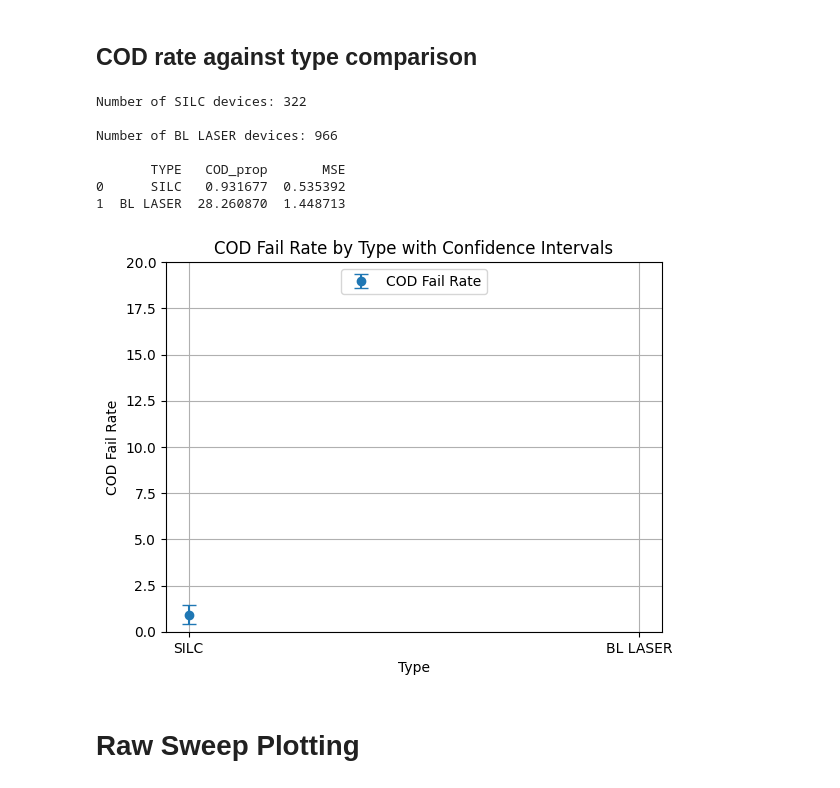
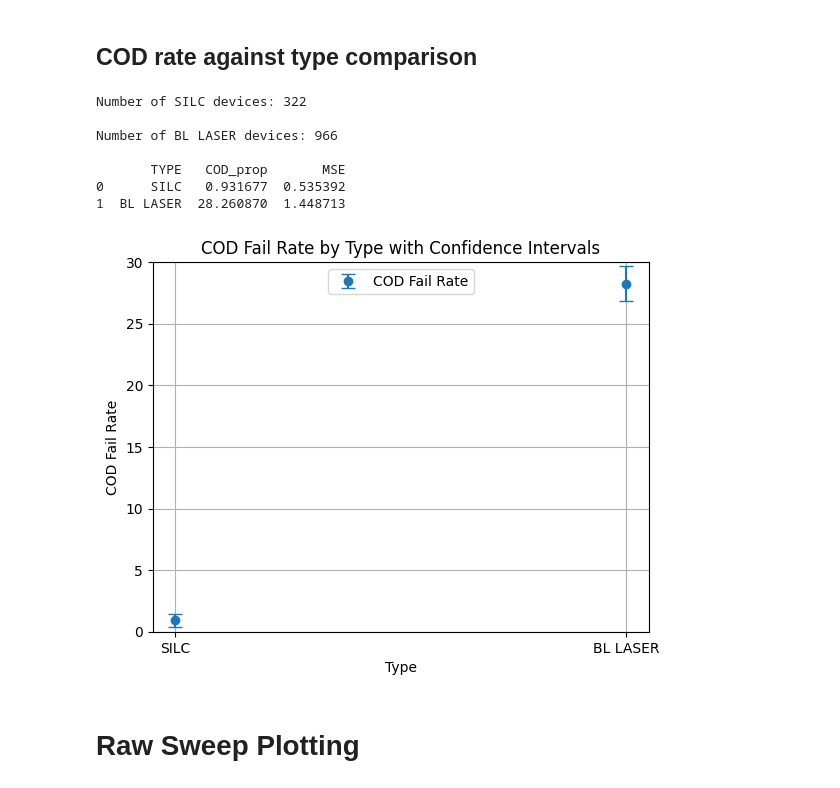
Before and after one commit to VadanKhan/liv-cod-algorithm, a Jupyter notebook: liv_cod_algorithm/cod_algorithm.ipynb, the cells around one changed output. Cells and saved outputs as stored; diff of their text form; code cells hidden in the pictures.

```diff
--- a/liv_cod_algorithm/cod_algorithm.ipynb
+++ b/liv_cod_algorithm/cod_algorithm.ipynb
@@ -9,34 +9,3 @@ import numpy as np
 import matplotlib.pyplot as plt
 # %% [markdown]
 # Input Raw File and Decoder File
-# %%
-file = "LIV_53_QCHWQ_DNS-LIVTKCOD_LCRVCOD250-DNS_raw20250227044906.csv"
-decoder_file = "QC WAFER_LAYOUT 24Dec.csv"
-
-# Define the current script's directory
-current_dir = Path(os.getcwd())
-
-# Move to the root directory
-root_dir = current_dir.parents[0]  # Adjust the number based on your folder structure
-
-# Define the path to the required subfolder
-file_path = root_dir / "LIV_Raw_Files" / file
-decoder_file_path = root_dir / "decoders" / decoder_file
-
-# Read the CSV file, skipping the first 19 rows
-df = pd.read_csv(file_path, skiprows=19)
-
-# Read the CSV file again to extract the second row
-header_df = pd.read_csv(file_path, nrows=2)
-
-# Extract the wafer id from the second row
-wafer_id = header_df.iloc[1, 1]
-
-# Print the wafer id for verification
-print(f"Wafer ID: {wafer_id}")
-
-# Get the directory of the file
-folder = file_path.parent
-print(f"Directory: {folder}")
-
-# df.head(5)
@@ -386,35 +526,35 @@ for t in cod_summary["TYPE"].unique():
 mse_df = pd.DataFrame(mse_data, columns=["TYPE", "COD_prop", "MSE"])
 mse_df["COD_prop"] = mse_df["COD_prop"] * 100
 mse_df["MSE"] = mse_df["MSE"] * 100
 
 print(mse_df)
 
 # Plot COD fail rate against type with confidence intervals annotated
 plt.figure()
 plt.errorbar(
     mse_df["TYPE"],
     mse_df["COD_prop"],
     yerr=mse_df["MSE"],
     fmt="o",
     capsize=5,
     label="COD Fail Rate",
 )
 plt.xlabel("Type")
 plt.ylabel("COD Fail Rate")
-plt.ylim([0, 20])
+plt.ylim([0, 30])
 plt.title("COD Fail Rate by Type with Confidence Intervals")
 plt.legend(loc="upper center")
 plt.grid(True)
 plt.show()
 # %% [output]
 Number of SILC devices: 322
 
 Number of BL LASER devices: 966
 
        TYPE   COD_prop       MSE
 0      SILC   0.931677  0.535392
 1  BL LASER  28.260870  1.448713
-[figure, old version]
+[figure, new version]
 # %% [markdown]
 # Raw Sweep Plotting
 # %%
```
Also changed, not shown: parts of 6 cells of this notebook, 3 other files.
